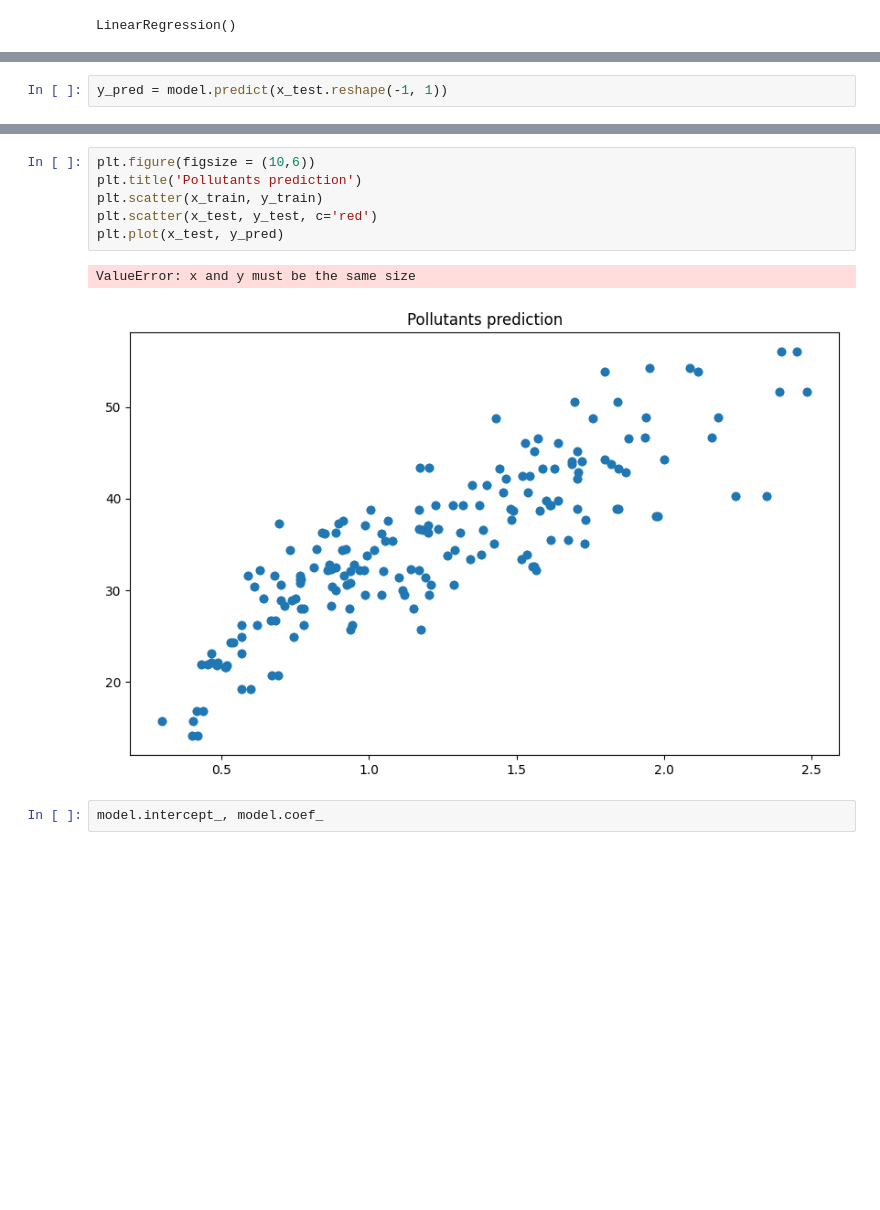
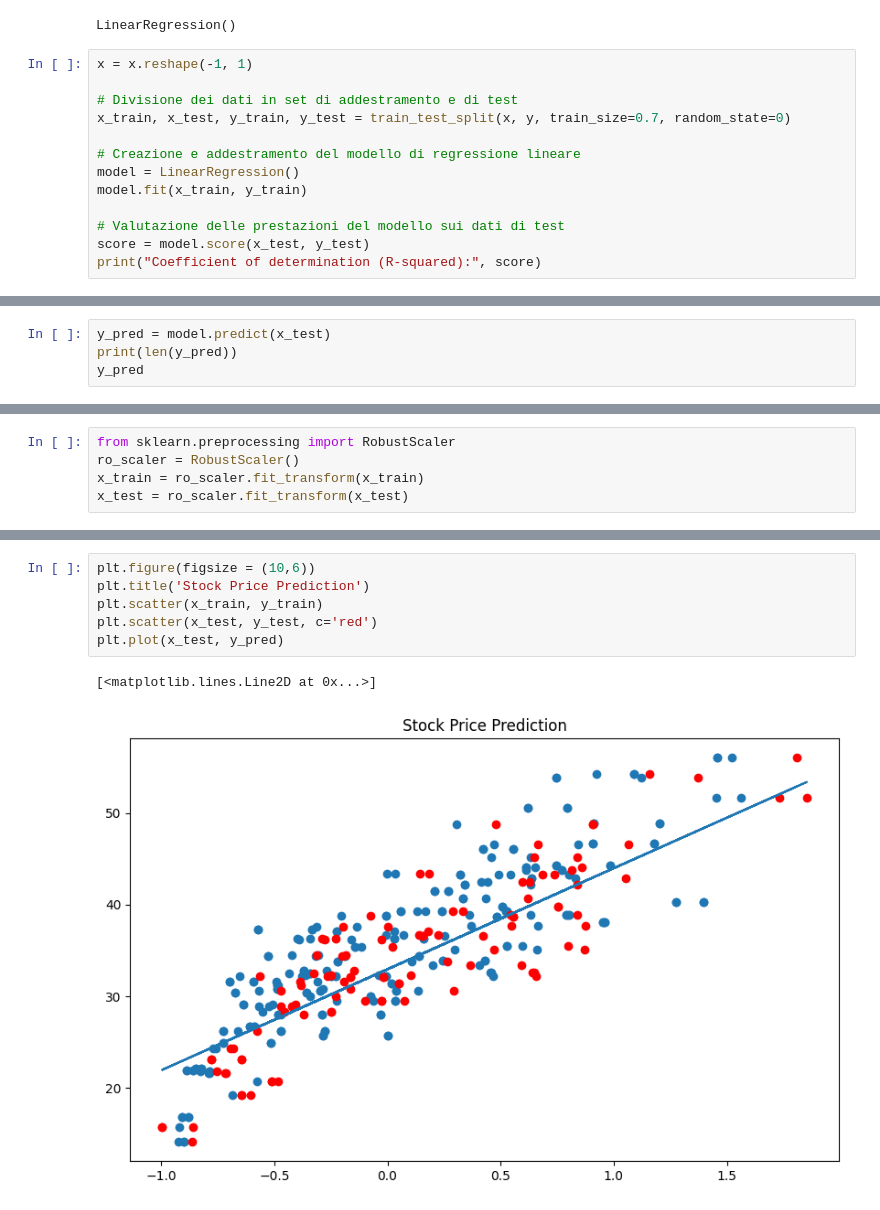
Before and after one commit to letizialanza01/Project_US_Pollution, a Jupyter notebook: Project_US_Pollution.ipynb, the cells around one changed output, grey strips where cells are left out. Drawn from its saved outputs; the diff is of its cells as text; blank space fills up the shorter version.

Commit message:
first plot regression

```diff
--- a/Project_US_Pollution.ipynb
+++ b/Project_US_Pollution.ipynb
@@ -1148,3 +1151,16 @@ model.fit(x_train, y_train)
 # %% [output]
 (360, 1) (360, 1)
 LinearRegression()
+# %%
+x = x.reshape(-1, 1)
+
+# Divisione dei dati in set di addestramento e di test
+x_train, x_test, y_train, y_test = train_test_split(x, y, train_size=0.7, random_state=0)
+
+# Creazione e addestramento del modello di regressione lineare
+model = LinearRegression()
+model.fit(x_train, y_train)
+
+# Valutazione delle prestazioni del modello sui dati di test
+score = model.score(x_test, y_test)
+print("Coefficient of determination (R-squared):", score)
@@ -1151,2 +1169,4 @@ LinearRegression()
 # %%
-y_pred = model.predict(x_test.reshape(-1, 1))
+y_pred = model.predict(x_test)
+print(len(y_pred))
+y_pred
@@ -1152,0 +1206,5 @@ y_pred = model.predict(x_test.reshape(-1, 1))
+# %%
+from sklearn.preprocessing import RobustScaler
+ro_scaler = RobustScaler()
+x_train = ro_scaler.fit_transform(x_train)
+x_test = ro_scaler.fit_transform(x_test)
@@ -1153,11 +1243,9 @@ y_pred = model.predict(x_test.reshape(-1, 1))
 # %%
 plt.figure(figsize = (10,6))
-plt.title('Pollutants prediction')
+plt.title('Stock Price Prediction')
 plt.scatter(x_train, y_train)
 plt.scatter(x_test, y_test, c='red')
 plt.plot(x_test, y_pred)
 # %% [output]
-ValueError: x and y must be the same size
+[<matplotlib.lines.Line2D at 0x...>]
-[figure, old version]
+[figure, new version]
-# %%
-model.intercept_, model.coef_
```
Also changed, not shown: parts of 14 cells of this notebook.
